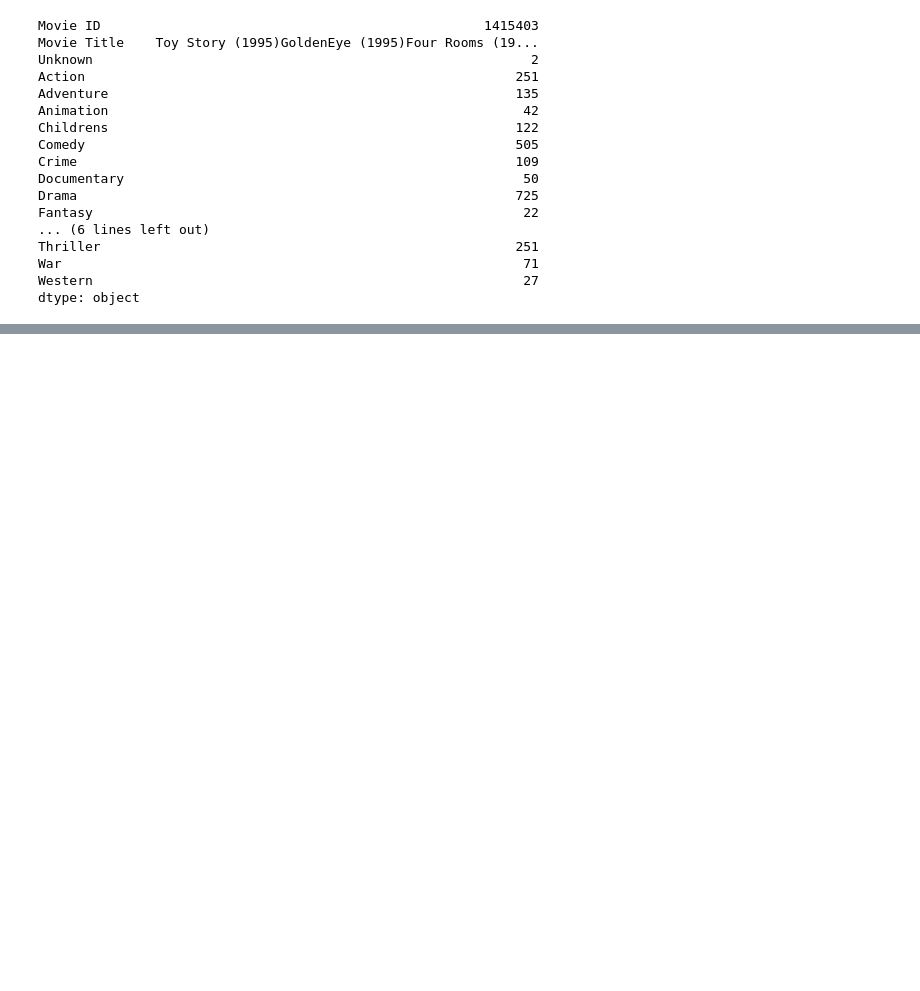
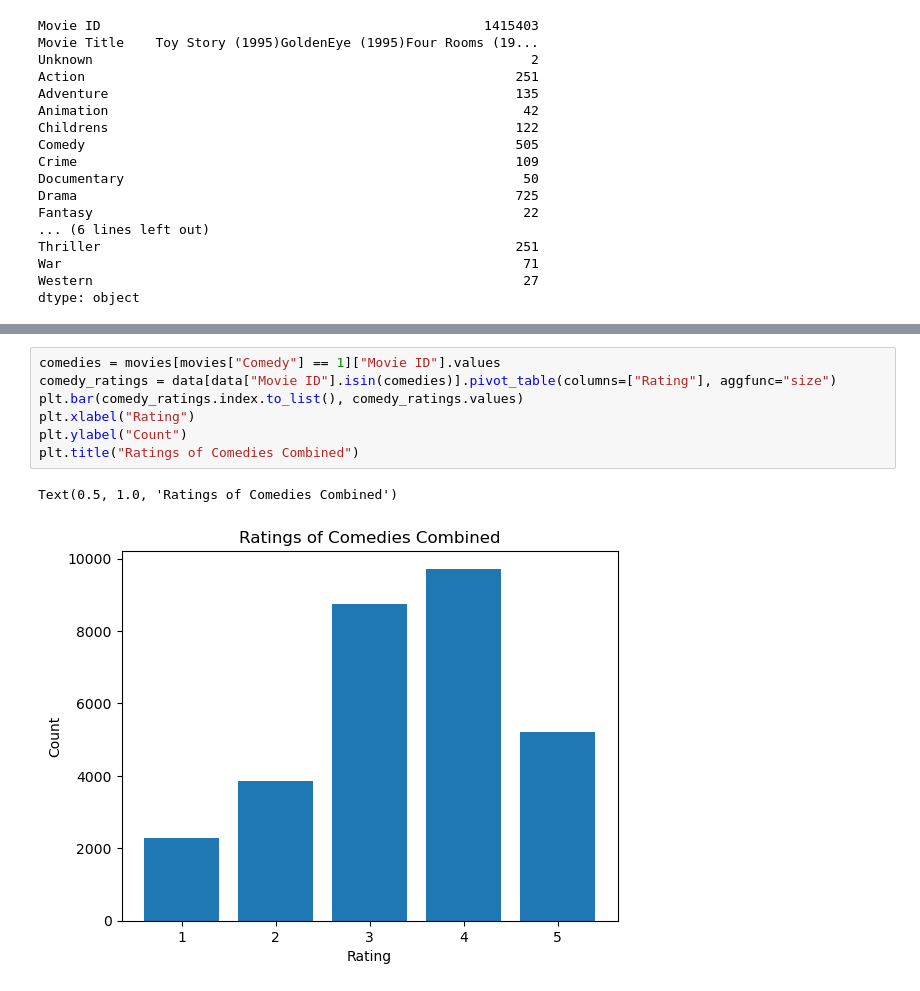
Before and after one commit to gavin-hyl/cs155-project2, a Jupyter notebook: miniproject2_starter_basic_visuals.ipynb, the cells around one changed output, grey strips where cells are left out. Saved outputs shown, nothing was run; the diff lists cells and outputs as text; blank space fills up the shorter version.

```diff
--- a/miniproject2_starter_basic_visuals.ipynb
+++ b/miniproject2_starter_basic_visuals.ipynb
@@ -119,0 +130,10 @@ dtype: object
+# %%
+comedies = movies[movies["Comedy"] == 1]["Movie ID"].values
+comedy_ratings = data[data["Movie ID"].isin(comedies)].pivot_table(columns=["Rating"], aggfunc="size")
+plt.bar(comedy_ratings.index.to_list(), comedy_ratings.values)
+plt.xlabel("Rating")
+plt.ylabel("Count")
+plt.title("Ratings of Comedies Combined")
+# %% [output]
+Text(0.5, 1.0, 'Ratings of Comedies Combined')
+[figure, added]
```
Also changed, not shown: parts of 2 cells of this notebook.
